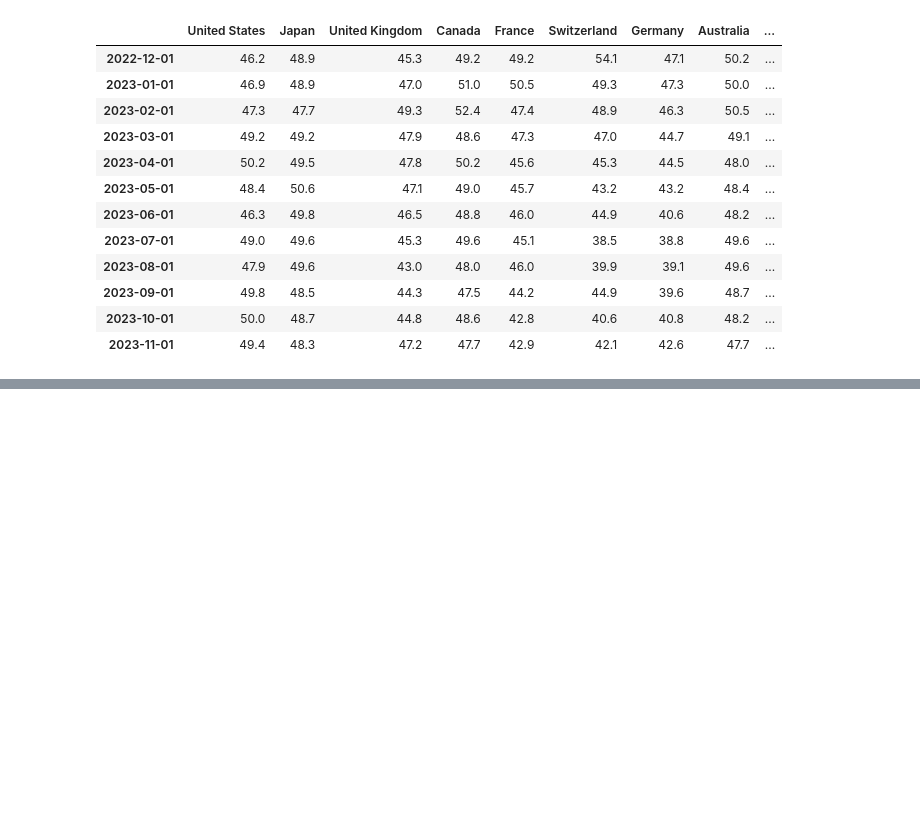
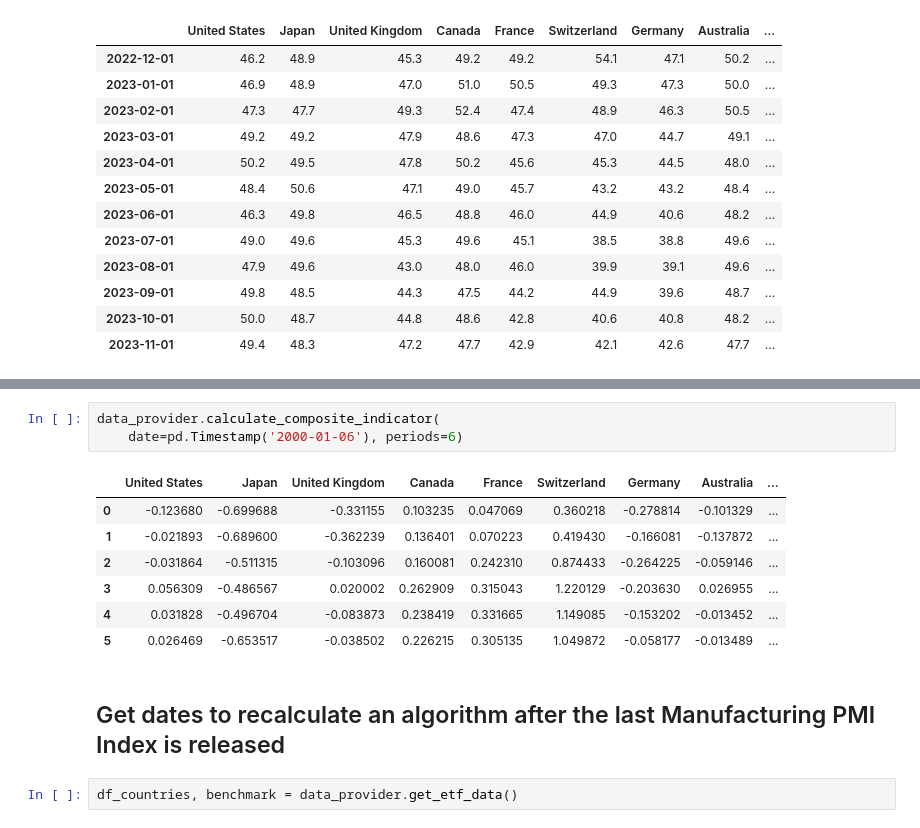
Before and after one commit to lharazin/TFM, a Jupyter notebook: Algorithm/data/prepare_indicators.ipynb, the cells around one changed output, grey strips where cells are left out. Cells and saved outputs as stored; diff of their text form; blank space fills up the shorter version.

```diff
--- a/Algorithm/data/prepare_indicators.ipynb
+++ b/Algorithm/data/prepare_indicators.ipynb
@@ -737,0 +780,15 @@ data_provider.get_latest_data(indicator, df, date, periods=12)
+# %%
+data_provider.calculate_composite_indicator(
+    date=pd.Timestamp('2000-01-06'), periods=6)
+# %% [output]
+|  | United States | Japan | United Kingdom | Canada | France | Switzerland | Germany | Australia | ... |
+| 0 | -0.123680 | -0.699688 | -0.331155 | 0.103235 | 0.047069 | 0.360218 | -0.278814 | -0.101329 | ... |
+| 1 | -0.021893 | -0.689600 | -0.362239 | 0.136401 | 0.070223 | 0.419430 | -0.166081 | -0.137872 | ... |
+| 2 | -0.031864 | -0.511315 | -0.103096 | 0.160081 | 0.242310 | 0.874433 | -0.264225 | -0.059146 | ... |
+| 3 | 0.056309 | -0.486567 | 0.020002 | 0.262909 | 0.315043 | 1.220129 | -0.203630 | 0.026955 | ... |
+| 4 | 0.031828 | -0.496704 | -0.083873 | 0.238419 | 0.331665 | 1.149085 | -0.153202 | -0.013452 | ... |
+| 5 | 0.026469 | -0.653517 | -0.038502 | 0.226215 | 0.305135 | 1.049872 | -0.058177 | -0.013489 | ... |
+# %% [markdown]
+## Get dates to recalculate an algorithm after the last Manufacturing PMI Index is released
+# %%
+df_countries, benchmark = data_provider.get_etf_data()
```
Also changed, not shown: parts of 20 cells of this notebook, 3 other files.
